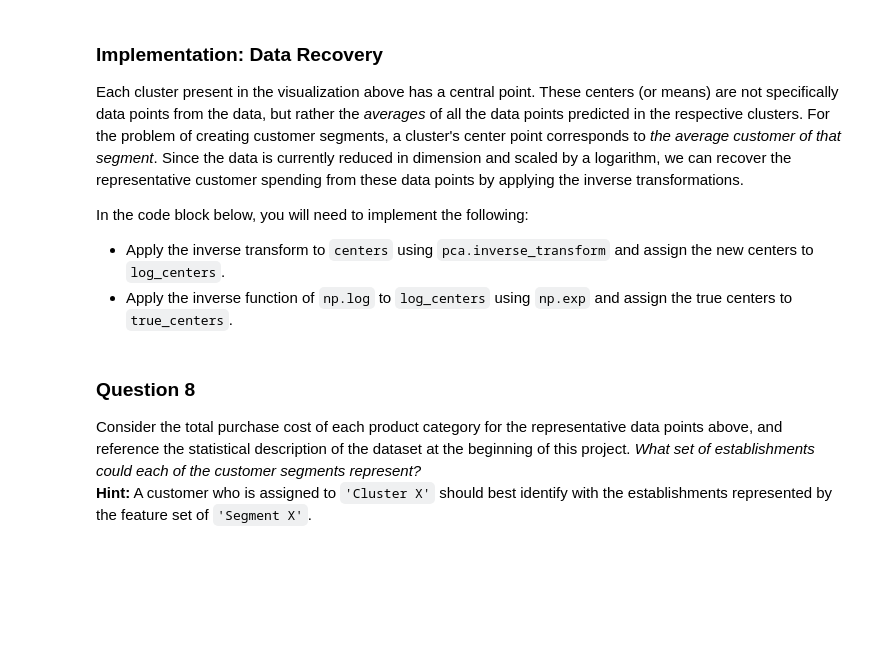
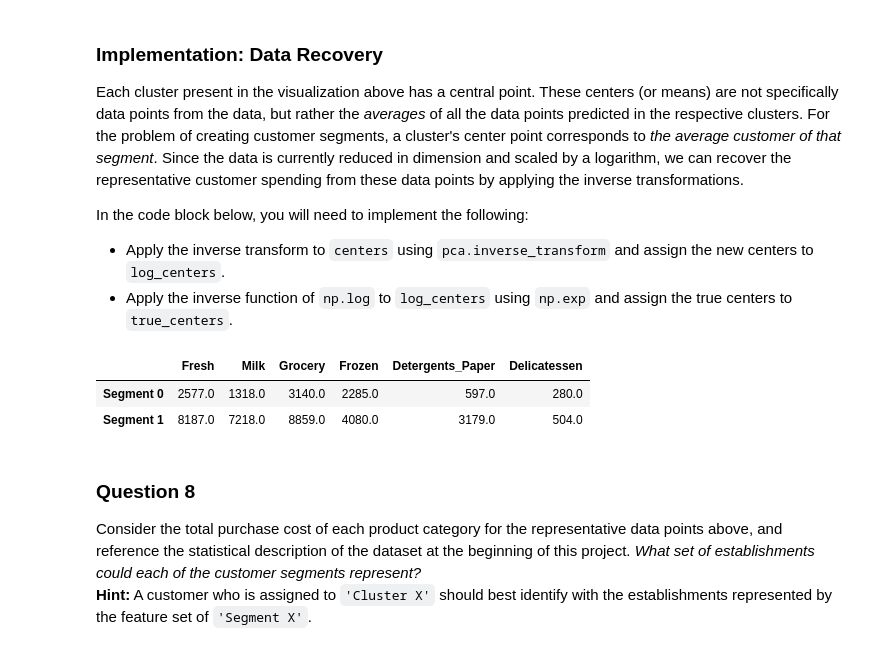
Before and after one commit to adammalpass/machine-learning, a Jupyter notebook: projects/customer_segments/customer_segments.ipynb, the cells around one changed output. Drawn from its saved outputs; the diff is of its cells as text; code cells hidden in the pictures; blank space fills up the shorter version.

```diff
--- a/projects/customer_segments/customer_segments.ipynb
+++ b/projects/customer_segments/customer_segments.ipynb
@@ -501,16 +503,20 @@ In the code block below, you will need to implement the following:
  - Apply the inverse function of `np.log` to `log_centers` using `np.exp` and assign the true centers to `true_centers`.
 # %%
 # TODO: Inverse transform the centers
-log_centers = None
+log_centers = pca.inverse_transform(centers)
 
 # TODO: Exponentiate the centers
-true_centers = None
+true_centers = np.exp(log_centers)
 
 # Display the true centers
 segments = ['Segment {}'.format(i) for i in range(0,len(centers))]
 true_centers = pd.DataFrame(np.round(true_centers), columns = data.keys())
 true_centers.index = segments
 display(true_centers)
+# %% [output]
+|  | Fresh | Milk | Grocery | Frozen | Detergents_Paper | Delicatessen |
+| Segment 0 | 2577.0 | 1318.0 | 3140.0 | 2285.0 | 597.0 | 280.0 |
+| Segment 1 | 8187.0 | 7218.0 | 8859.0 | 4080.0 | 3179.0 | 504.0 |
 # %% [markdown]
 ### Question 8
 Consider the total purchase cost of each product category for the representative data points above, and reference the statistical description of the dataset at the beginning of this project. *What set of establishments could each of the customer segments represent?*
```
Also changed, not shown: parts of 9 cells of this notebook.
